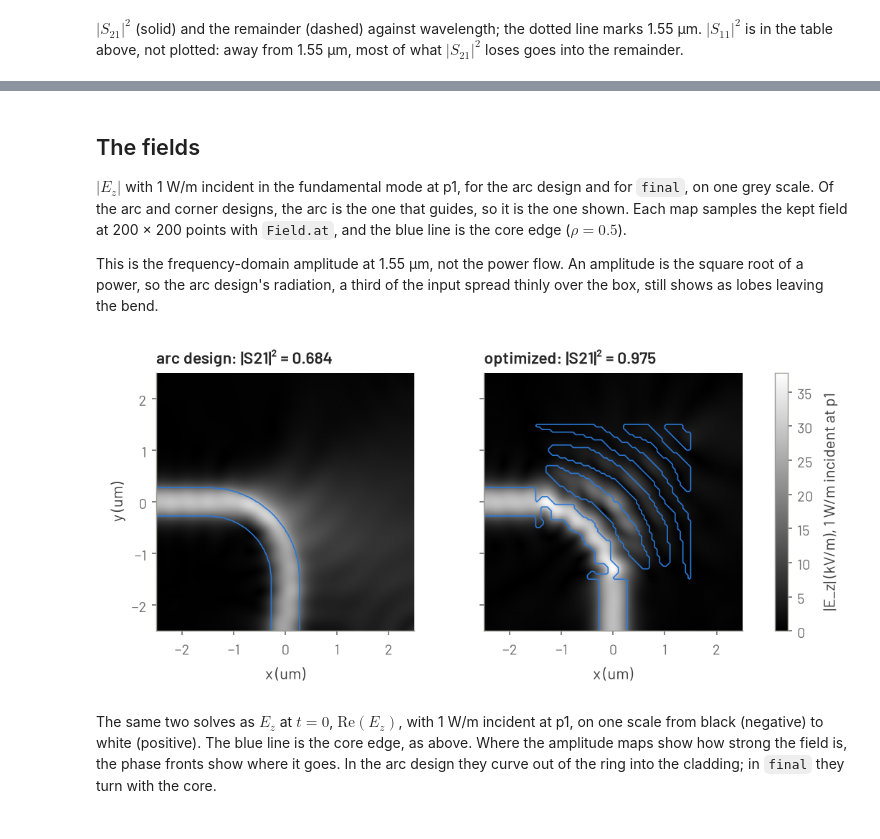
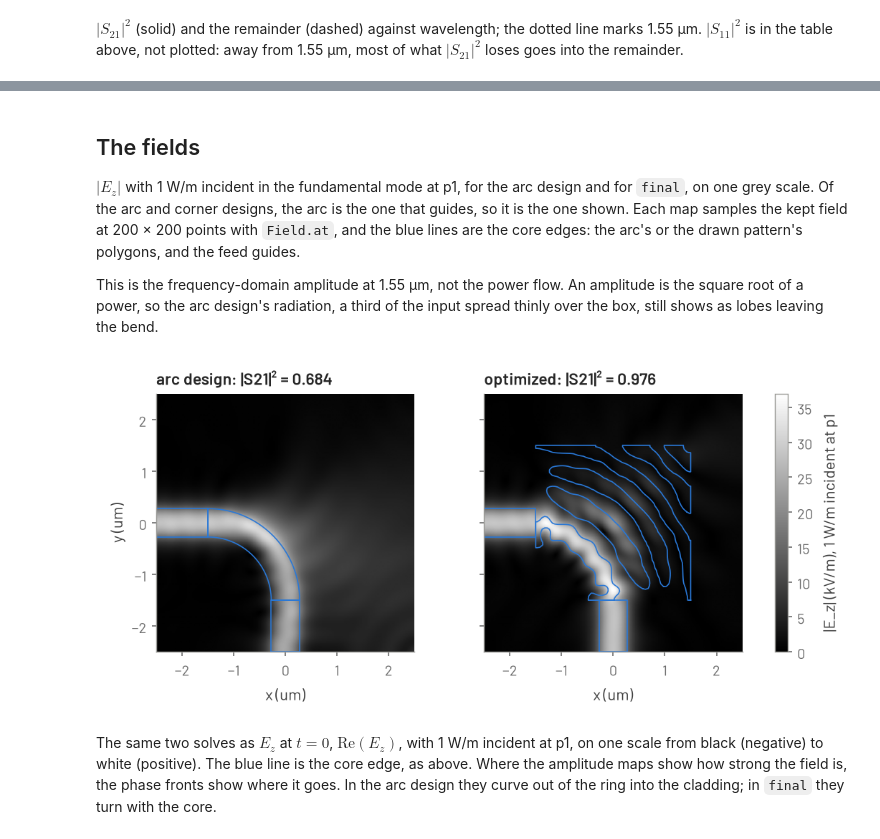
Before and after one commit to EMinsight/gfem, a Jupyter notebook: docs/tutorials/bend.ipynb, the cells around one changed output, grey strips where cells are left out. Saved outputs shown, nothing was run; the diff lists cells and outputs as text; code cells hidden in the pictures.

```diff
--- a/docs/tutorials/bend.ipynb
+++ b/docs/tutorials/bend.ipynb
@@ -450,21 +501,22 @@ pixels inside each triangle.
 # %%
-DESIGN_EXTENT = (
-    np.array(
-        [
-            grid.origin[0],
-            grid.origin[0] + grid.shape[1] * grid.pitch,
-            grid.origin[1],
-            grid.origin[1] + grid.shape[0] * grid.pitch,
-        ]
-    )
-    / um
-)
+DESIGN_EXTENT = np.array(grid.bounds)[[0, 2, 1, 3]] / um  # xmin, xmax, ymin, ymax
+
+
+def draw_rings(ax, pattern, **style):
+    # Every ring of a layer pattern, outer edges and holes, in um.
+    for exterior, holes in pattern:
+        for ring in (exterior, *holes):
+            ax.plot(*ring.T / um, **style)
+
+
 fig, ax = plt.subplots(figsize=(4.5, 4.5))
 ax.imshow(final, origin="lower", extent=DESIGN_EXTENT, cmap="gray", vmin=0, vmax=1)
 design_triangles = mesh.volume_elements[mesh.elements("design")]
 ax.triplot(*nodes.T, design_triangles, color="#c4c4c4", lw=0.4)
-for line in contour_generator(grid.x / um, grid.y / um, final).lines(0.5):
-    ax.plot(*line.T, color="C0", ls="-", lw=1)
+draw_rings(ax, drawn, color="C0", ls="-", lw=1)
+for site in check.violations:
+    for marker in site.markers:
+        ax.plot(*marker.T / um, color="#b5262f", lw=2)
 ax.set_xlim(DESIGN_EXTENT[:2])
 ax.set_ylim(DESIGN_EXTENT[2:])
 ax.set_xlabel("x (um)")
@@ -588,7 +657,8 @@ ax.legend(loc="center right");
 $|E_z|$ with 1 W/m incident in the fundamental mode at p1, for the arc design and
 for `final`, on one grey scale. Of the arc and corner designs, the arc is the one
 that guides, so it is the one shown. Each map samples the kept field at
-200 × 200 points with `Field.at`, and the blue line is the core edge ($\rho = 0.5$).
+200 × 200 points with `Field.at`, and the blue lines are the core edges: the arc's
+or the drawn pattern's polygons, and the feed guides.
 
 This is the frequency-domain amplitude at 1.55 µm, not the power flow. An amplitude
 is the square root of a power, so the arc design's radiation, a third of the
@@ -596,40 +666,39 @@ input spread thinly over the box, still shows as lobes leaving the bend.
 # %%
 step = 2 * HALF / 200
 along = -HALF + (np.arange(200) + 0.5) * step
 X, Y = np.meshgrid(along, along)
 plane = np.stack([X.ravel(), Y.ravel()], axis=1)  # (x, y) points of the 2D model
 
 
 def ez(result):
     # E_z in kV/m, port p1 fed with 1 W/m.
     return np.asarray(result.e_field(F0, excite="p1").at(plane)).reshape(X.shape) / 1e3
 
 
-def core_edge(ax, density):
-    # The core edge (rho = 0.5) of the whole box's pixel image, in um.
-    edge = contour_generator(centres / um, centres / um, window(density))
-    for line in edge.lines(0.5):
-        ax.plot(*line.T, color="C0", ls="-", lw=0.8)
+def core_edge(ax, pattern):
+    # The core edges in the box: a design's polygons and the feed guides, in um.
+    for part in (pattern, guides):
+        draw_rings(ax, part, color="C0", ls="-", lw=0.8)
 
 
 maps = {
-    f"arc design: |S21|² = {t_arc:.3f}": (arc, ez(arc_result)),
-    f"optimized: |S21|² = {t_trust:.3f}": (final, ez(trust)),
+    f"arc design: |S21|² = {t_arc:.3f}": (arc_pattern, ez(arc_result)),
+    f"optimized: |S21|² = {t_trust:.3f}": (drawn, ez(trust)),
 }
 vmax = max(np.abs(field).max() for _, field in maps.values())
 fig, axes = plt.subplots(1, 2, figsize=(7, 3.2), sharey=True, layout="constrained")
-for ax, (title, (density, field)) in zip(axes, maps.items(), strict=True):
+for ax, (title, (pattern, field)) in zip(axes, maps.items(), strict=True):
     image = ax.imshow(
         np.abs(field), origin="lower", extent=EXTENT, cmap="gray", vmin=0, vmax=vmax
     )
-    core_edge(ax, density)
+    core_edge(ax, pattern)
     ax.set_title(title)
     ax.set_xlabel("x (um)")
     ax.grid(False)
 axes[0].set_ylabel("y (um)")
 fig.colorbar(image, ax=axes, label="|E_z| (kV/m), 1 W/m incident at p1");
 # %% [output]
-[figure, old version]
+[figure, new version]
 # %% [markdown]
 The same two solves as $E_z$ at $t = 0$, $\mathrm{Re}(E_z)$, with 1 W/m incident at p1, on
 one scale from black (negative) to white (positive). The blue line is the core
```
Also changed, not shown: parts of 26 cells of this notebook, 13 other files.
